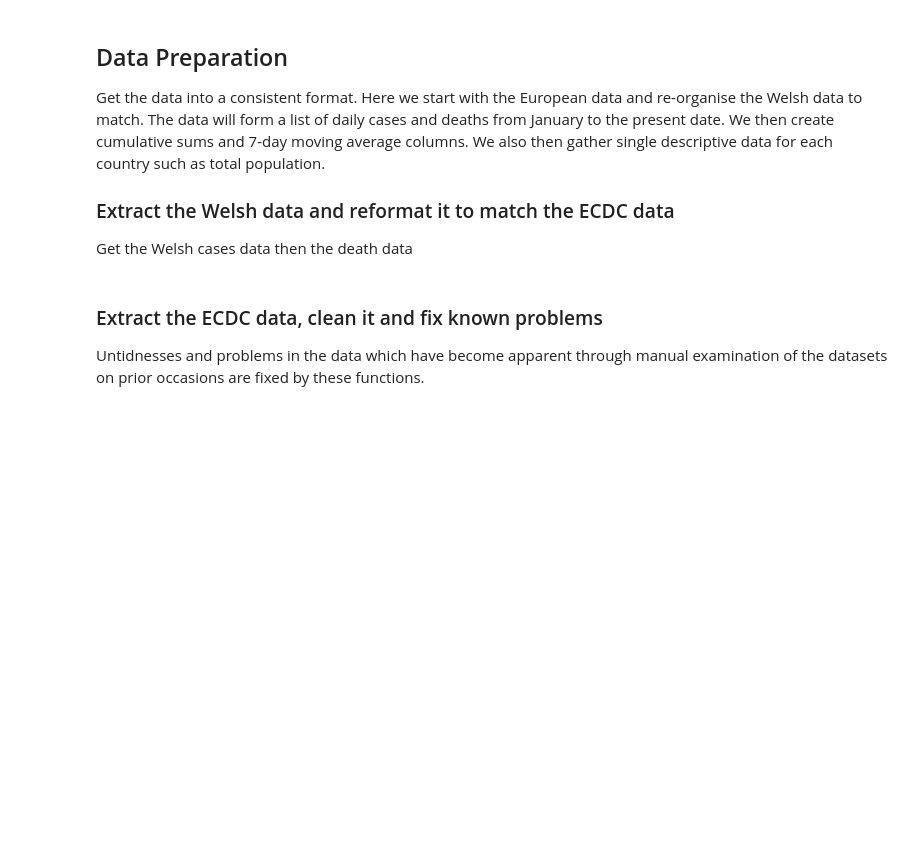
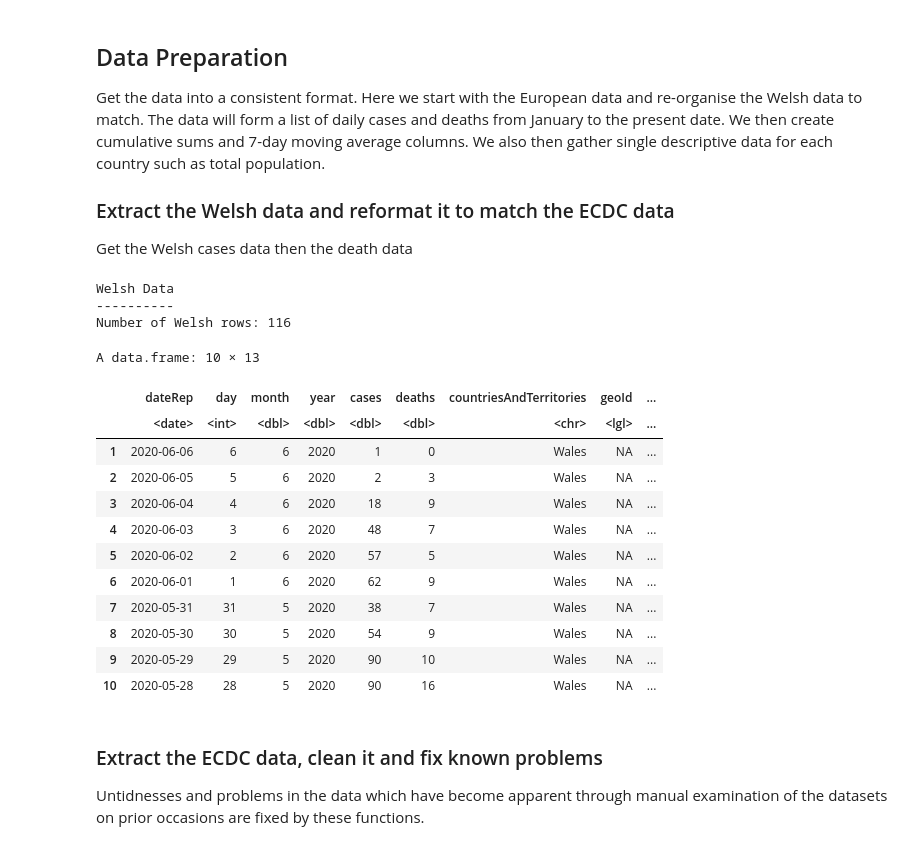
Before and after one commit to pete-arnold/R-basics, a Jupyter notebook: covid-19.ipynb, the cells around one changed output. Drawn from its saved outputs; the diff is of its cells as text; code cells hidden in the pictures; blank space fills up the shorter version.

```diff
--- a/covid-19.ipynb
+++ b/covid-19.ipynb
@@ -38,20 +59,24 @@ We can archive the latest dataset and then load the most recent files from the s
 
 *** Please not that this code does not archive and update at present in order to be compatible with running in a binder. If you wish to archive use the commented out code. ***
 # %%
-# Load the supplied data file.
-load_data('covid-19.csv')
+## Load the supplied data file.
+# load_data('covid-19.csv')
 
-# Fetch data only:
-# From Europe.
-fetch_data('http://www.ecdc.europa.eu/sites/default/files/documents/COVID-19-geographic-disbtribution-worldwide.xlsx')
-# And from Public Health Wales.
-fetch_data('http://www2.nphs.wales.nhs.uk:8080/CommunitySurveillanceDocs.nsf/Public/77FDB9A33544AEE88025855100300CAB/$file/Rapid%20COVID-19%20surveillance%20data.xlsx?OpenElement')
+# URLs for the data sources
+phw <- 'http://www2.nphs.wales.nhs.uk:8080/CommunitySurveillanceDocs.nsf/Public/77FDB9A33544AEE88025855100300CAB/$file/Rapid%20COVID-19%20surveillance%20data.xlsx?OpenElement'
+ecdc <- 'http://www.ecdc.europa.eu/sites/default/files/documents/COVID-19-geographic-disbtribution-worldwide.xlsx'
 
-# Archive, fetch and save data:
+## Fetch data only:
 ## From Europe.
-# update_data('http://www.ecdc.europa.eu/sites/default/files/documents/COVID-19-geographic-disbtribution-worldwide.xlsx', 'covid-19.csv')
+# fetch_data(ecdc)
 ## And from Public Health Wales.
-# update_data_wales('http://www2.nphs.wales.nhs.uk:8080/CommunitySurveillanceDocs.nsf/Public/77FDB9A33544AEE88025855100300CAB/$file/Rapid%20COVID-19%20surveillance%20data.xlsx?OpenElement', 'covid-19-wales.csv')
+# fetch_data(phw)
+
+## Archive, fetch and save data:
+## From Europe.
+# update_data(ecdc, 'covid-19.csv')
+## And from Public Health Wales.
+# update_data_wales(phw, 'covid-19-wales.csv')
 # %% [markdown]
 ## Data Preparation
 
@@ -63,7 +88,11 @@ Get the Welsh cases data then the death data
 # %%
 # Read the cases data from the Excel file and make the column names compatible
 # with R replacing incompatible characters (e.g. a space) with '.'.
-cases_wales <- load_data_xlsx('covid-19-wales.xlsx', sheet='Tests by specimen date') %>%
+# origin <- '1970-01-01'
+# cases_wales <- load_data_xlsx('covid-19-wales.xlsx', sheet='Tests by specimen date') %>%
+#     rename_all(list(~make.names(.)))
+origin <- '1899-12-30'
+cases_wales <- fetch_data_sheet(phw, sheet='Tests by specimen date') %>%
     rename_all(list(~make.names(.)))
 
 ## Modify the data frame to match the format that we'll get from the ECDC.
@@ -76,42 +105,63 @@ cases_wales <- load_data_xlsx('covid-19-wales.xlsx', sheet='Tests by specimen da
 
 # And now get the deaths data and create the equivalent additional columns
 # ordered by date (dateRep).
-deaths_wales <- load_data_xlsx('covid-19-wales.xlsx', sheet='Deaths by date') %>%
+# deaths_wales <- load_data_xlsx('covid-19-wales.xlsx', sheet='Deaths by date') %>%
+#     rename_all(list(~make.names(.)))
+deaths_wales <- fetch_data_sheet(phw, sheet='Deaths by date') %>%
     rename_all(list(~make.names(.)))
 
 deaths_wales_modified <- deaths_wales %>%
-    transmute(dateRep=Date.of.death, deaths=Daily.deaths, cum_deaths=Cumulative.deaths)
+    transmute(dateRep=as.Date(Date.of.death, origin=origin),
+              deaths=Daily.deaths, cum_deaths=Cumulative.deaths)
 
 # Create a data frame with welsh cases and deaths.
 cases_deaths_wales <- cases_wales %>%
     # Don't need Local Authority.
     select(-Local.Authority) %>%
     # Group the specimen data together, sum for each specimen date, and keep
     # only the first one (and remember to ungroup once done).
     group_by(Specimen.date) %>%
     mutate(Cases..new.=sum(Cases..new.), Cumulative.cases=sum(Cumulative.cases)) %>%
     filter(row_number()==1) %>%
     ungroup() %>%
     # Reformat to match ECDC data.
-    transmute(dateRep=Specimen.date, day=day(dateRep), month=month(dateRep),
+    transmute(dateRep=as.Date(Specimen.date, origin=origin), day=day(dateRep), month=month(dateRep),
               year=year(dateRep), cases=Cases..new.,
               countriesAndTerritories='Wales', geoId=NA,
               countryterritoryCode=NA, popData2018=3187203, continentExp='Europe',
               cum_cases=Cumulative.cases) %>%
     # Include the deaths.
     merge(deaths_wales_modified, by='dateRep', all=TRUE) %>% distinct() %>%
     # Now that we have all the rows in the final data frame, we can adjust the
     # NAs to zero.
     mutate(deaths=ifelse(is.na(deaths), 0, deaths)) %>%
     mutate(cum_deaths=ifelse(is.na(cum_deaths), 0, cum_deaths)) %>%
     # And re-arrange the columns.
     transmute(dateRep, day, month, year, cases, deaths, countriesAndTerritories,
            geoId, countryterritoryCode, popData2018, continentExp,
            cum_cases, cum_deaths)
 
 # Show the top few rows of the data (arranged so that the most recent data is topmost):
+cat('Welsh Data\n', '----------\n', sep='')
 cat('Number of Welsh rows: ', count(cases_deaths_wales)[[1]], sep='')
 head(cases_deaths_wales %>% arrange(desc(dateRep)), 10)
+# %% [output]
+Welsh Data
+----------
+Number of Welsh rows: 116
+A data.frame: 10 × 13
+|  | dateRep | day | month | year | cases | deaths | countriesAndTerritories | geoId | ... |
+|  | <date> | <int> | <dbl> | <dbl> | <dbl> | <dbl> | <chr> | <lgl> | ... |
+| 1 | 2020-06-06 | 6 | 6 | 2020 | 1 | 0 | Wales | NA | ... |
+| 2 | 2020-06-05 | 5 | 6 | 2020 | 2 | 3 | Wales | NA | ... |
+| 3 | 2020-06-04 | 4 | 6 | 2020 | 18 | 9 | Wales | NA | ... |
+| 4 | 2020-06-03 | 3 | 6 | 2020 | 48 | 7 | Wales | NA | ... |
+| 5 | 2020-06-02 | 2 | 6 | 2020 | 57 | 5 | Wales | NA | ... |
+| 6 | 2020-06-01 | 1 | 6 | 2020 | 62 | 9 | Wales | NA | ... |
+| 7 | 2020-05-31 | 31 | 5 | 2020 | 38 | 7 | Wales | NA | ... |
+| 8 | 2020-05-30 | 30 | 5 | 2020 | 54 | 9 | Wales | NA | ... |
+| 9 | 2020-05-29 | 29 | 5 | 2020 | 90 | 10 | Wales | NA | ... |
+| 10 | 2020-05-28 | 28 | 5 | 2020 | 90 | 16 | Wales | NA | ... |
 # %% [markdown]
 ### Extract the ECDC data, clean it and fix known problems
 
```
Also changed, not shown: parts of 11 cells of this notebook, 1 other file.
